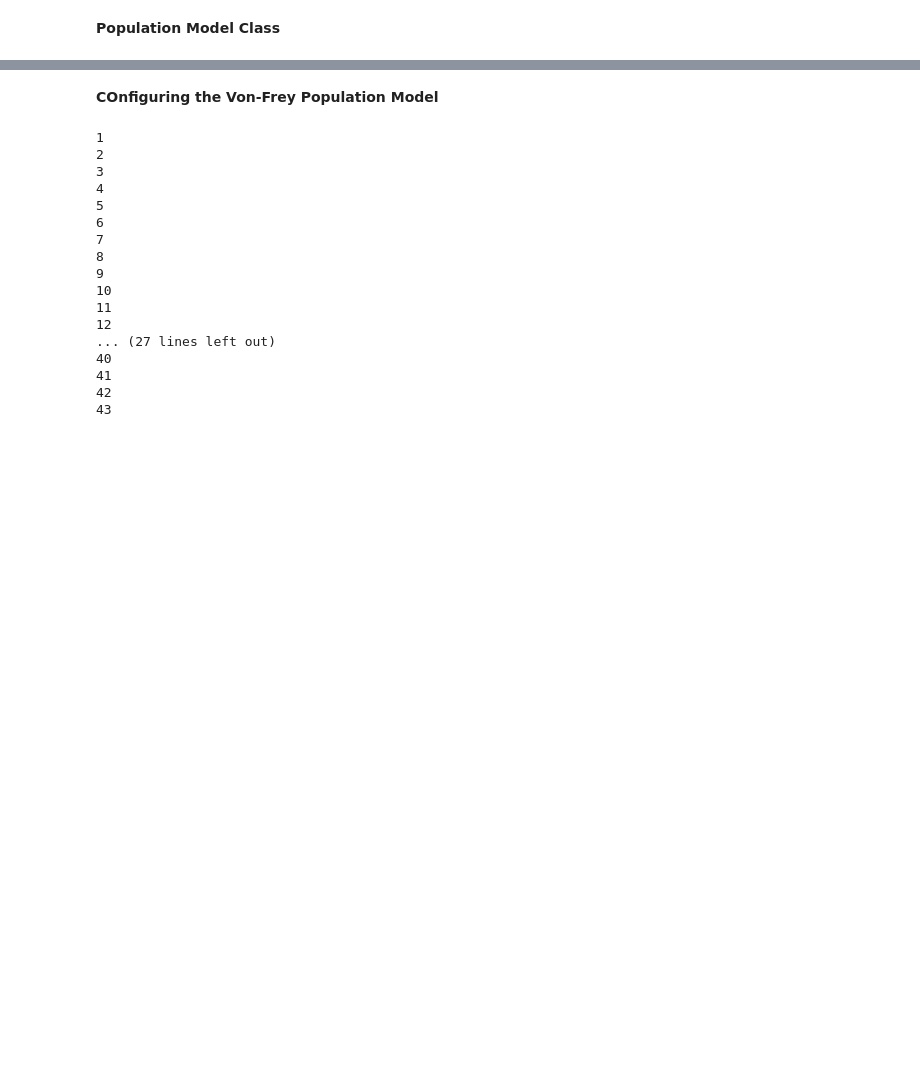
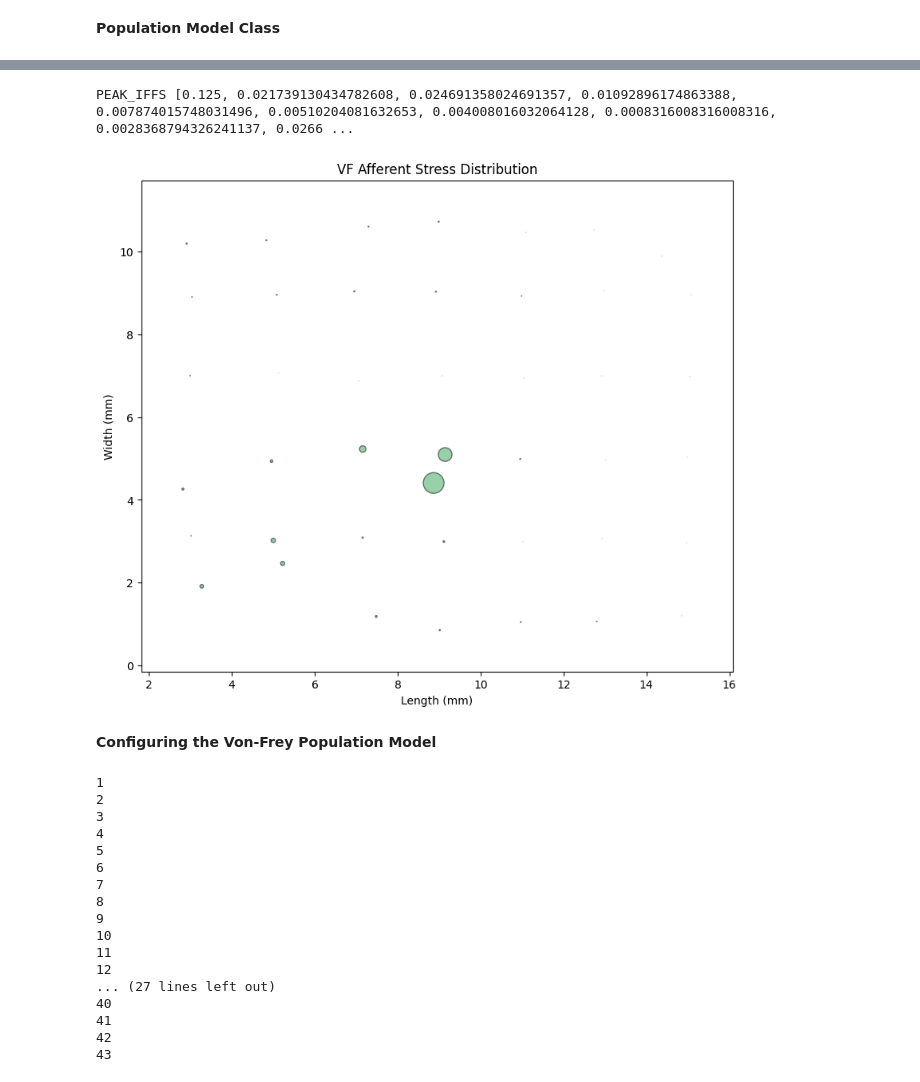
Before and after one commit to abhinavp5/NeuralEncodingModel, a Jupyter notebook: vf_popul_model.ipynb, the cells around one changed output, grey strips where cells are left out. Saved outputs shown, nothing was run; the diff lists cells and outputs as text; code cells hidden in the pictures; blank space fills up the shorter version.

```diff
--- a/vf_popul_model.ipynb
+++ b/vf_popul_model.ipynb
@@ -433,0 +481,9 @@ class VF_Population_Model:
+# %%
+#Creating model class
+vf_model = VF_Population_Model(4.17, "SA")
+# vf_model.spatial_stress_vf_model()
+vf_model.spatial_stress_vf_model(time_of_firing=1500)
+vf_model.plot_spatial_coords()
+# %% [output]
+PEAK_IFFS [0.125, 0.021739130434782608, 0.024691358024691357, 0.01092896174863388, 0.007874015748031496, 0.00510204081632653, 0.004008016032064128, 0.0008316008316008316, 0.0028368794326241137, 0.0266 ...
+[figure, added]
@@ -434,5 +496,5 @@ class VF_Population_Model:
 # %% [markdown]
-**COnfiguring the Von-Frey Population Model**
+**Configuring the Von-Frey Population Model**
 # %%
 #creates model class
 vf_model = VF_Population_Model(4.17, "SA")
```
Also changed, not shown: parts of 7 cells of this notebook, 32 other files.
